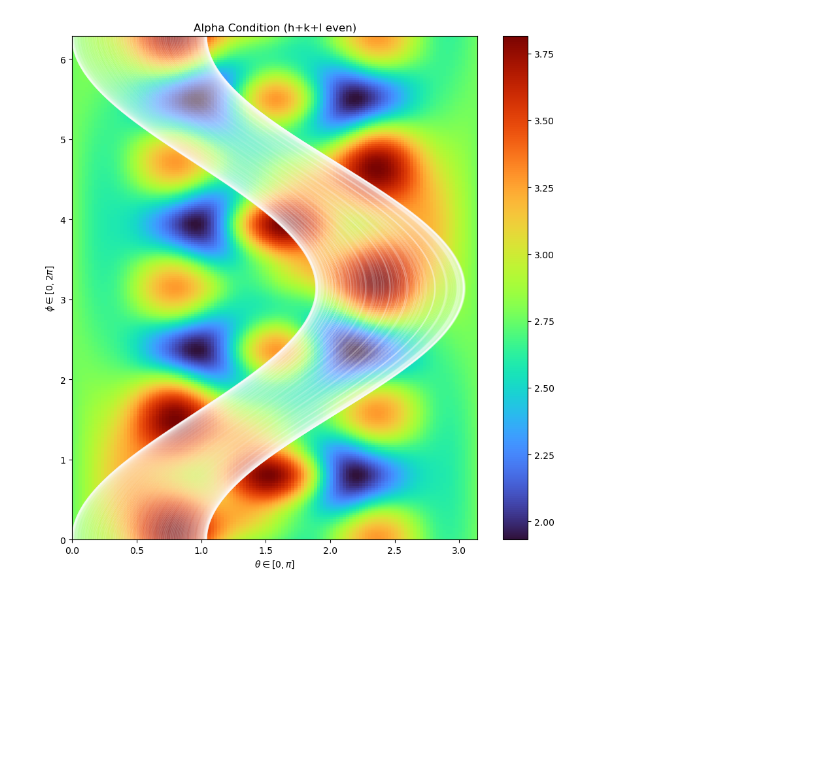
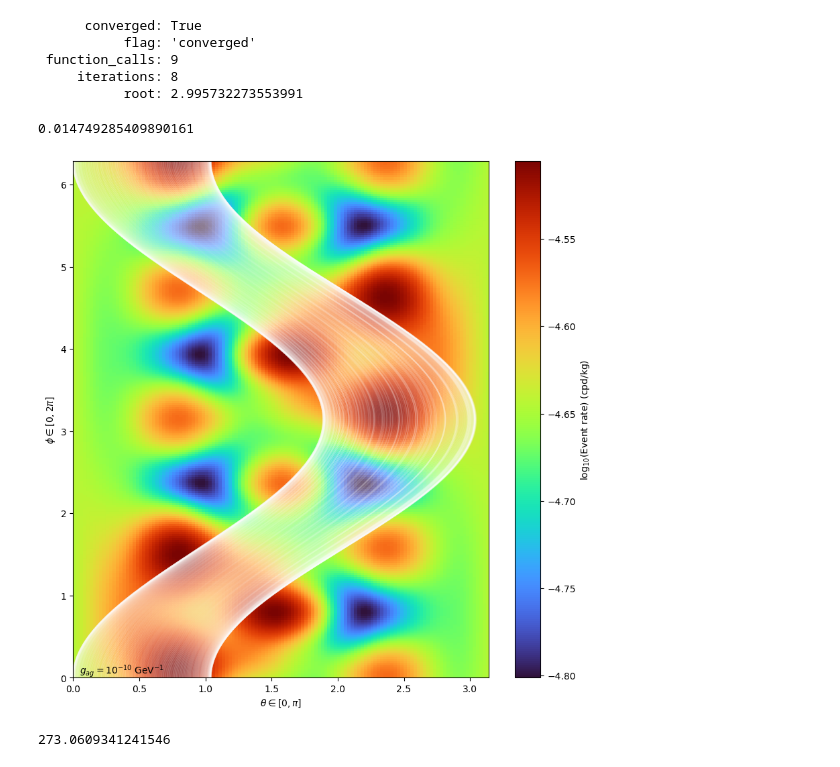
Before and after one commit to Taaseen-Islam-u7121940/Axion-Flux, a Jupyter notebook: Code/ensemble_v2.ipynb, the cells around one changed output. Drawn from its saved outputs; the diff is of its cells as text; code cells hidden in the pictures; blank space fills up the shorter version.

Commit message:
Fixed several functions and added data for plots

```diff
--- a/Code/ensemble_v2.ipynb
+++ b/Code/ensemble_v2.ipynb
@@ -35,7 +37,7 @@ t_exposure = 3
 
 s_in_y = 365.25*24*60*60 #Number of seconds in a year
 # %%
-def complete_dndt(max_hkl = 5, print_output = False, condition = "all", k=[1,0,0], abs_forgot = True, coupling=2e-10, time=3):
+def complete_dndt(max_hkl = 5, print_output = False, condition = "all even", k=[1,0,0], abs_forgot = True, coupling=2e-10, time=3, m_a=0.01, return_energy = False):
     if condition == "sum even":
         hkl = np.array(make_hkl_s(max_h = max_hkl,
                                 max_k = max_hkl,
@@ -89,20 +91,26 @@ def complete_dndt(max_hkl = 5, print_output = False, condition = "all", k=[1,0,0
     E_arr = hbar_kevs*c_aas*np.sqrt(mod2_g)/(2*gk) #in keV
     #The infinities here are fine; they go to zero in the W function
 
-    #W = w_func(E_arr, E1=1, E2=20, dVector=True, Delta = make_delta(E_arr)) #Delta from Simulation of BG report
+    W = w_func(E_arr, E1=1, E2=50, dVector=True, Delta = make_delta(E_arr)) #Delta from Simulation of BG report
 
-    W = w_func(E_arr, E1=1, E2=50, dVector=False, Delta = 1) #Delta from Simulation of BG report
+    #W = w_func(E_arr, E1=1, E2=50, dVector=False, Delta = 1) #Delta from Simulation of BG report
 
-    dphi_de = make_dpde(E_arr, coupling=g_ag)
+    dphi_de = primakoff_flux(E_arr, coupling=g_ag, m_a = m_a) + coalescence_flux(E_arr, coupling=g_ag, m_a = m_a)
     final_summand = W*dphi_de*1e-16*summand #1e-16 to cancel angstroms and cm squared
 
     nt_constant = np.pi*(g_ag*1e-6)**2*(hbar_kevs*c_aas)**3*vol/(vol_cell**2) #in keV
-    #Conversion factor of angstroms to cm missing somewhere
-    #Absorption also looks like it's a huge deal (order -9 or so)
-    final_dndt = nt_constant*np.sum(final_summand) #in s^(-1), 1e-16 converts angstroms and cm
-    if print_output:
-        print("dN/dt = {:.3e} s^(-1)".format(final_dndt))
-    return final_dndt*s_in_y*time
+    if return_energy:
+        dct = {"G"   : g_arr,
+               "sin2": sin2,
+               "E"   : E_arr,
+               "Rate": nt_constant*final_summand
+               }
+        return pd.DataFrame(dct)
+    else:
+        final_dndt = nt_constant*np.sum(final_summand) #in s^(-1), 1e-16 converts angstroms and cm
+        if print_output:
+            print("dN/dt = {:.3e} s^(-1)".format(final_dndt))
+        return final_dndt*s_in_y*time
 
 def theta_funcd(theta_func, phi, g_ag=2e-10):
     output = []
@@ -155,3 +188,17 @@ mean
+# %%
+root_scalar(poisson_0, x0=2, x1=4)
+# %% [output]
+      converged: True
+           flag: 'converged'
+ function_calls: 9
+     iterations: 8
+           root: 2.995732273553991
+# %%
+cpd = (mean/(3*s_in_y)*86400)
+cpd_kg = cpd/50
+cpd_kg*273.0609341241546
+# %% [output]
+0.014749285409890161
 # %%
 phi_axis =  np.arange(0, 2*np.pi, 0.025)
 theta_axis = np.arange(0,np.pi,   0.025)
@@ -166,24 +213,31 @@ def angle_dependence(g_ag = 2e-10, t=3):
         outputs.append(complete_dndt(k = k_vec, abs_forgot = True, condition="all even", coupling = g_ag, time=t))
     return np.array(outputs)
 
-rates_on_angle = angle_dependence(g_ag = 1.23e-10, t=3)
+rates_on_angle = angle_dependence(g_ag = 1e-10, t=3)
 rates_square = np.reshape(rates_on_angle, (len(phi_axis), len(theta_axis)))
 # %%
 fig,ax = plt.subplots(figsize=(10,10))
-image = ax.imshow(rates_square, interpolation='none', extent = (0,np.pi,0,2*np.pi), aspect='auto', origin='lower', cmap='turbo')
+cpd = rates_square/(3*s_in_y)*86400/50
+image = ax.imshow(np.log10(cpd), interpolation='none', extent = (0,np.pi,0,2*np.pi), aspect='auto', origin='lower', cmap='turbo')
 #path = ax.plot(theta_phi(phi_axis), phi_axis, c="white")
 #ax.scatter(alt_polar, az_rad, c="magenta")
 
 phi_axis = np.arange(0, 2*np.pi, 0.01)
 for triplet in fits:
     ax.plot(np.pi/2-cosine_func(phi_axis, *triplet), phi_axis, c="white", alpha=0.15)#
 
 ax.set_xlim([0, np.pi])
 
-plt.colorbar(image)
-plt.title("Alpha Condition (h+k+l even)")
+cbar = plt.colorbar(image)
+cbar.set_label("log$_{10}$(Event rate) (cpd/kg)")
+#plt.title("Dual Condition (h,k,l even)")
+plt.text(0.05, 0.05, "$g_{ag} = 10^{-10}$ GeV$^{-1}$")
 plt.xlabel("$\\theta \in [0,\pi]$")
 plt.ylabel("$\phi \in [0,2\pi]$")
 plt.show()
 # %% [output]
-[figure, old version]
+[figure, new version]
+# %%
+(5e-10/used_g)**4
+# %% [output]
+273.0609341241546
```
Also changed, not shown: parts of 10 cells of this notebook, 4 other files.
